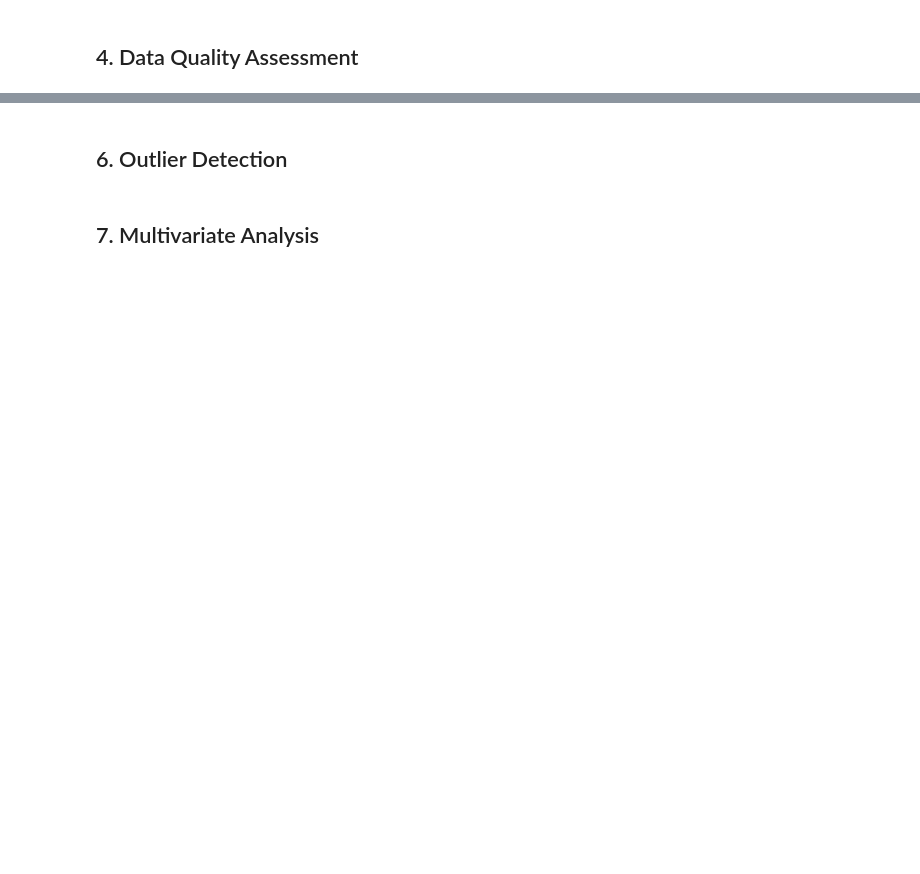
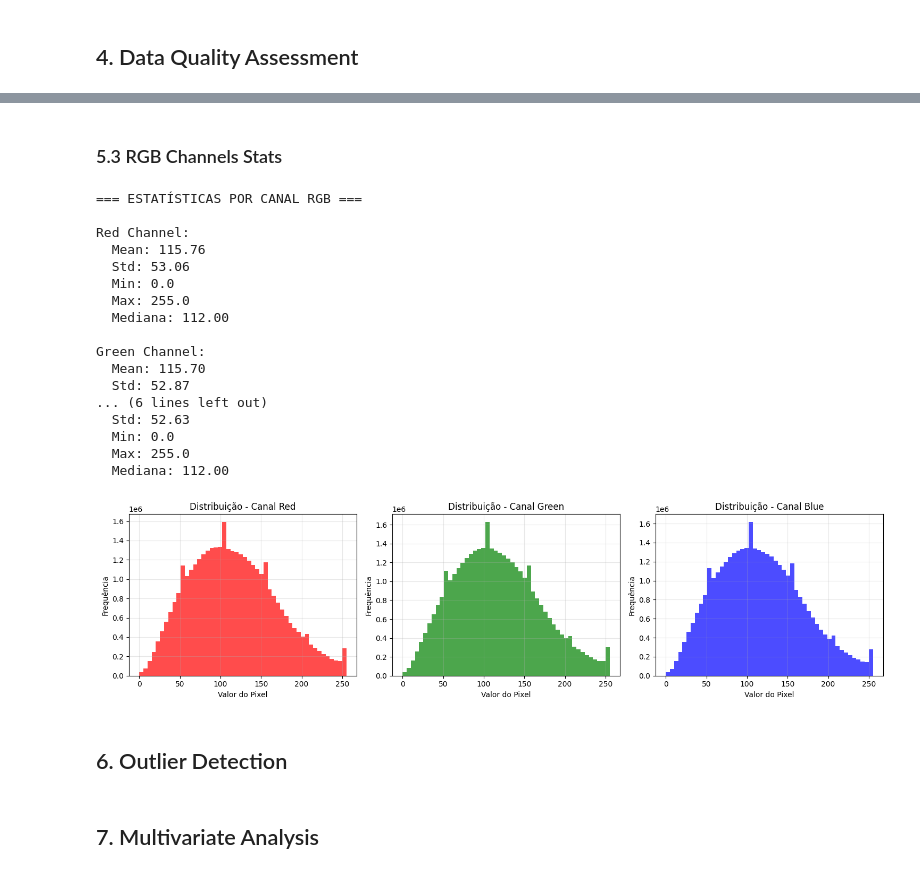
Before and after one commit to marquesgbr/SVHN_ML_project, a Jupyter notebook: 01_EDA.ipynb, the cells around one changed output, grey strips where cells are left out. Cells and saved outputs as stored; diff of their text form; code cells hidden in the pictures; blank space fills up the shorter version.

```diff
--- a/01_EDA.ipynb
+++ b/01_EDA.ipynb
@@ -144,2 +132,53 @@ else:
+# %% [markdown]
+### 5.3 RGB Channels Stats
+# %%
+# Estatísticas por canal de cor
+channels = {
+    'Red': red_channel,
+    'Green': green_channel,
+    'Blue': blue_channel
+}
+
+print("=== ESTATÍSTICAS POR CANAL RGB ===")
+for channel_name, channel_data in channels.items():
+    print(f"\n{channel_name} Channel:")
+    print(f"  Mean: {channel_data.values.mean():.2f}")
+    print(f"  Std: {channel_data.values.std():.2f}")
+    print(f"  Min: {channel_data.values.min()}")
+    print(f"  Max: {channel_data.values.max()}")
+    print(f"  Mediana: {np.median(channel_data.values):.2f}")
+
+# Visualizar distribuição dos valores de pixel por canal
+fig, axes = plt.subplots(1, 3, figsize=(15, 4))
+colors = ['red', 'green', 'blue']
+
+for i, (channel_name, channel_data) in enumerate(channels.items()):
+    axes[i].hist(channel_data.values.flatten(), bins=50, alpha=0.7, color=colors[i])
+    axes[i].set_title(f'Distribuição - Canal {channel_name}')
+    axes[i].set_xlabel('Valor do Pixel')
+    axes[i].set_ylabel('Frequência')
+    axes[i].grid(True, alpha=0.3)
+
+plt.tight_layout()
+plt.show()
+# %% [output]
+=== ESTATÍSTICAS POR CANAL RGB ===
+
+Red Channel:
+  Mean: 115.76
+  Std: 53.06
+  Min: 0.0
+  Max: 255.0
+  Mediana: 112.00
+
+Green Channel:
+  Mean: 115.70
+  Std: 52.87
+... (6 lines left out)
+  Std: 52.63
+  Min: 0.0
+  Max: 255.0
+  Mediana: 112.00
+[figure, added]
 # %% [markdown]
 ## 6. Outlier Detection
```
Also changed, not shown: parts of 28 cells of this notebook, 1 other file.
